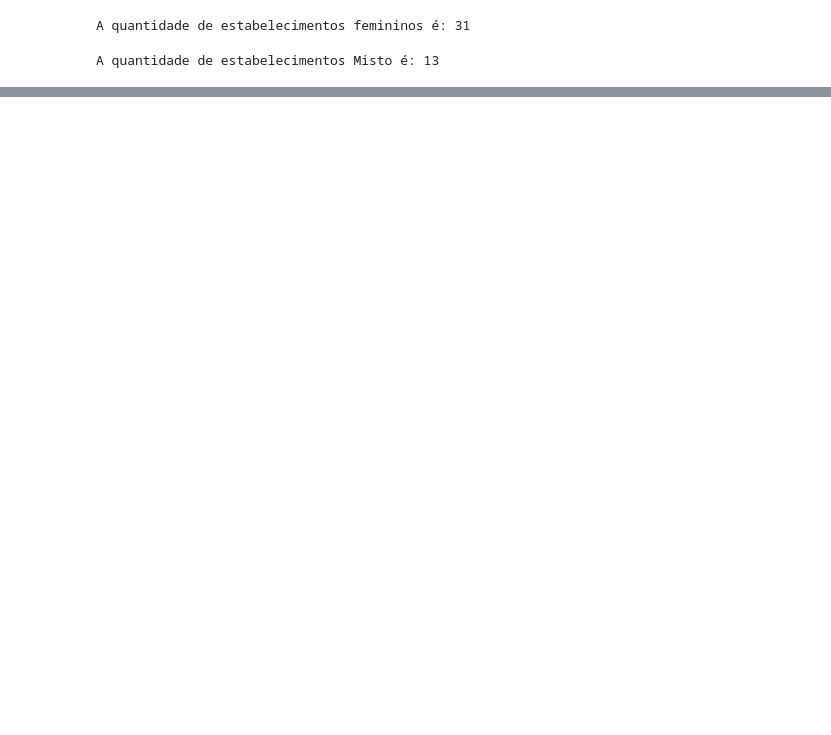
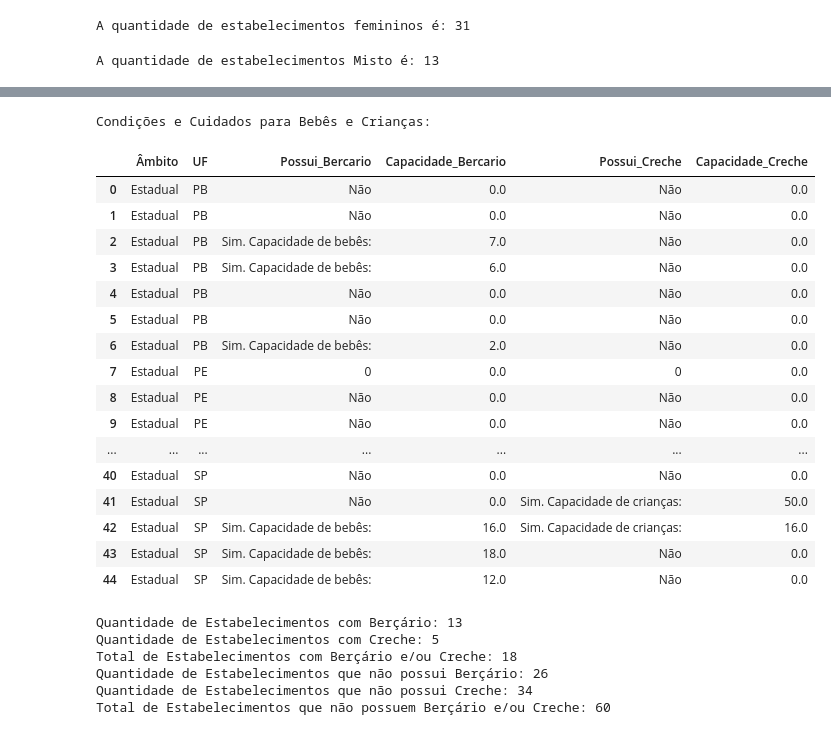
Before and after one commit to CaroliisRibeiro/Projeto-Analise-de-dados-Python-Sistema-Prisional-Feminino-Brasil-PE-PB-PI-e-SP-, a Jupyter notebook: projeto-final.ipynb, the cells around one changed output, grey strips where cells are left out. Drawn from its saved outputs; the diff is of its cells as text; code cells hidden in the pictures; blank space fills up the shorter version.

```diff
--- a/projeto-final.ipynb
+++ b/projeto-final.ipynb
@@ -588,0 +556,78 @@ Contagem de estabelecimentos Misto:
+# %%
+# - vizu 2  - Condições e Cuidados para Bebês e Crianças:
+# Filtrando as colunas necessárias para condições e cuidados para bebês e crianças
+colunas_bercario_creche = ['Âmbito', 'UF',
+                           '2.2 Possui berçário e/ou centro de referência materno-infantil? (apenas para estabelecimentos com vagas para mulheres)',
+                           '2.2 Possui berçário e/ou centro de referência materno-infantil? (apenas para estabelecimentos com vagas para mulheres) | Sim. Capacidade de bebês: | Quantidade',
+                           '2.3 Possui creche? (apenas para estabelecimentos com vagas para mulheres)',
+                           '2.3 Possui creche? (apenas para estabelecimentos com vagas para mulheres) | Sim. Capacidade de crianças: | Quantidade']
+
+# Criando um novo DataFrame com as colunas de berçário e creche
+df_bercario_creche = df_original[colunas_bercario_creche].copy()
+
+# Renomeando as colunas para facilitar o acesso
+df_bercario_creche.columns = ["Âmbito", "UF", "Possui_Bercario", "Capacidade_Bercario", "Possui_Creche", "Capacidade_Creche"]
+
+df_bercario_creche.fillna(0, inplace=True)
+# Exibindo o DataFrame de berçário e creche
+print("Condições e Cuidados para Bebês e Crianças:")
+df_bercario_creche
+# %% [output]
+Condições e Cuidados para Bebês e Crianças:
+|  | Âmbito | UF | Possui_Bercario | Capacidade_Bercario | Possui_Creche | Capacidade_Creche |
+| 0 | Estadual | PB | Não | 0.0 | Não | 0.0 |
+| 1 | Estadual | PB | Não | 0.0 | Não | 0.0 |
+| 2 | Estadual | PB | Sim. Capacidade de bebês: | 7.0 | Não | 0.0 |
+| 3 | Estadual | PB | Sim. Capacidade de bebês: | 6.0 | Não | 0.0 |
+| 4 | Estadual | PB | Não | 0.0 | Não | 0.0 |
+| 5 | Estadual | PB | Não | 0.0 | Não | 0.0 |
+| 6 | Estadual | PB | Sim. Capacidade de bebês: | 2.0 | Não | 0.0 |
+| 7 | Estadual | PE | 0 | 0.0 | 0 | 0.0 |
+| 8 | Estadual | PE | Não | 0.0 | Não | 0.0 |
+| 9 | Estadual | PE | Não | 0.0 | Não | 0.0 |
+| ... | ... | ... | ... | ... | ... | ... |
+| 40 | Estadual | SP | Não | 0.0 | Não | 0.0 |
+| 41 | Estadual | SP | Não | 0.0 | Sim. Capacidade de crianças: | 50.0 |
+| 42 | Estadual | SP | Sim. Capacidade de bebês: | 16.0 | Sim. Capacidade de crianças: | 16.0 |
+| 43 | Estadual | SP | Sim. Capacidade de bebês: | 18.0 | Não | 0.0 |
+| 44 | Estadual | SP | Sim. Capacidade de bebês: | 12.0 | Não | 0.0 |
+# %%
+# - vizu 2  - Quantidade de Estabelecimentos com Berçário/creche
+
+colunas_bercario_creche = ['Âmbito', 'UF',
+                           '2.2 Possui berçário e/ou centro de referência materno-infantil? (apenas para estabelecimentos com vagas para mulheres)',
+                           '2.2 Possui berçário e/ou centro de referência materno-infantil? (apenas para estabelecimentos com vagas para mulheres) | Sim. Capacidade de bebês: | Quantidade',
+                           '2.3 Possui creche? (apenas para estabelecimentos com vagas para mulheres)',
+                           '2.3 Possui creche? (apenas para estabelecimentos com vagas para mulheres) | Sim. Capacidade de crianças: | Quantidade']
+
+# Criando um novo DataFrame com as colunas de berçário e creche
+df_bercario_creche = df_original[colunas_bercario_creche].copy()
+
+# Renomeando as colunas para facilitar o acesso
+df_bercario_creche.columns = ["Ambito", "UF", "Possui_Bercario", "Capacidade_Bercario", "Possui_Creche", "Capacidade_Creche"]
+
+# Somando as colunas relevantes para obter a quantidade de estabelecimentos com berçário e creche
+total_bercario = df_bercario_creche['Possui_Bercario'].eq('Sim. Capacidade de bebês:').sum()
+total_creche = df_bercario_creche['Possui_Creche'].eq('Sim. Capacidade de crianças:').sum()
+total_bercario_Nao = df_bercario_creche['Possui_Bercario'].eq('Não').sum()
+total_creche_Nao = df_bercario_creche['Possui_Creche'].eq('Não').sum()
+
+# Somando os totais para obter a quantidade total de estabelecimentos com berçário e creche
+total_estabelecimentos_bercario_creche = total_bercario + total_creche
+total_estabelecimentos_bercario_creche_Nao = total_bercario_Nao + total_creche_Nao
+
+
+# Exibindo o resultado
+print(f"Quantidade de Estabelecimentos com Berçário: {total_bercario}")
+print(f"Quantidade de Estabelecimentos com Creche: {total_creche}")
+print(f"Total de Estabelecimentos com Berçário e/ou Creche: {total_estabelecimentos_bercario_creche}")
+print(f"Quantidade de Estabelecimentos que não possui Berçário: {total_bercario_Nao}")
+print(f"Quantidade de Estabelecimentos que não possui Creche: {total_creche_Nao}")
+print(f"Total de Estabelecimentos que não possuem Berçário e/ou Creche: {total_estabelecimentos_bercario_creche_Nao}")
+# %% [output]
+Quantidade de Estabelecimentos com Berçário: 13
+Quantidade de Estabelecimentos com Creche: 5
+Total de Estabelecimentos com Berçário e/ou Creche: 18
+Quantidade de Estabelecimentos que não possui Berçário: 26
+Quantidade de Estabelecimentos que não possui Creche: 34
+Total de Estabelecimentos que não possuem Berçário e/ou Creche: 60
```
Also changed, not shown: parts of 30 cells of this notebook, 1 other file.
